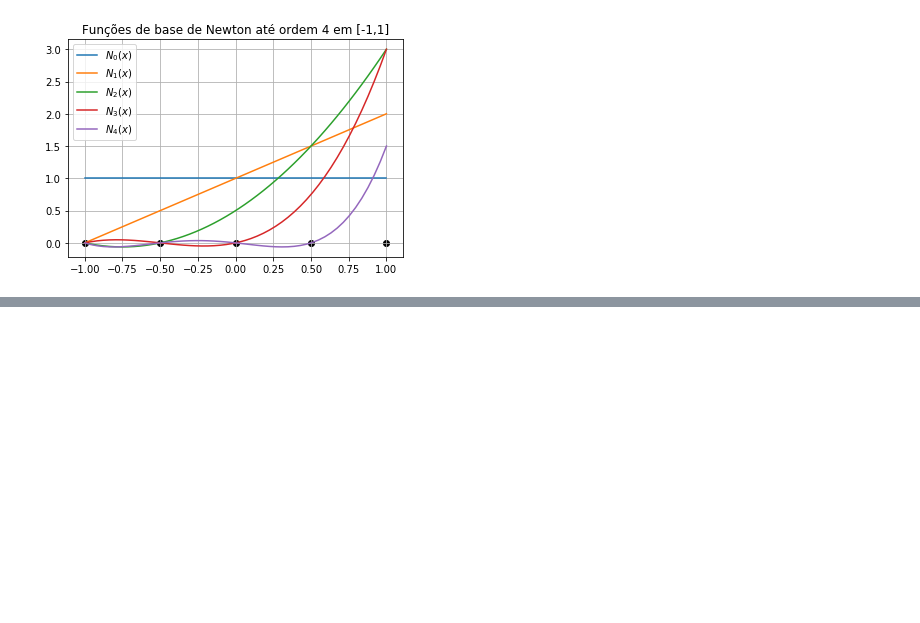
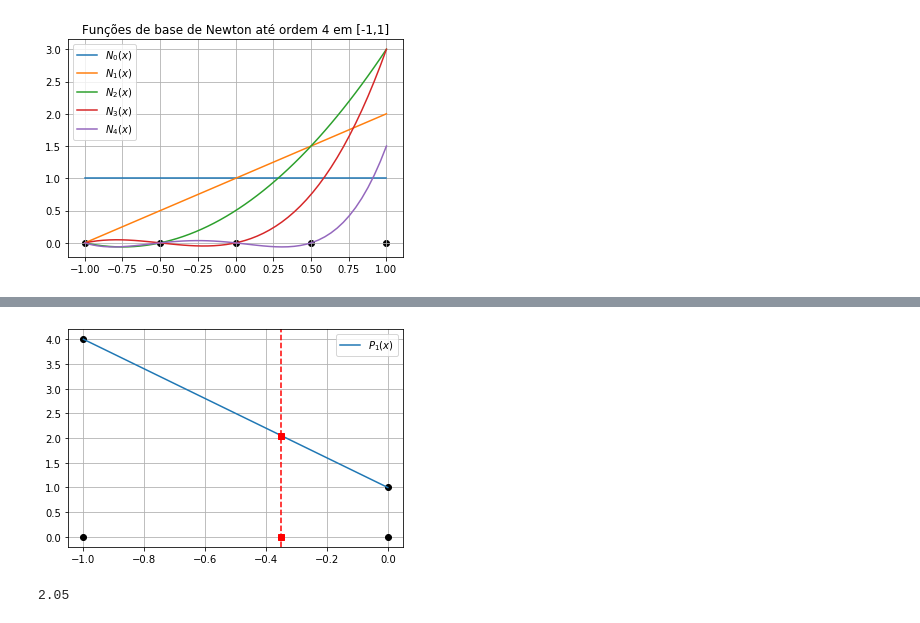
Before and after one commit to gcpeixoto/LVMN, a Jupyter notebook: aula-15-interpolacao-newton.ipynb, the cells around one changed output, grey strips where cells are left out. Cells and saved outputs as stored; diff of their text form; code cells hidden in the pictures; blank space fills up the shorter version.

Commit message:
Adding new content in interpolation and curve fitting.

```diff
--- a/aula-15-interpolacao-newton.ipynb
+++ b/aula-15-interpolacao-newton.ipynb
@@ -95,0 +107,50 @@ plt.title('Funções de base de Newton até ordem ' + str(n-1) + ' em ['+str(x0)
+# %%
+import numpy as np
+import matplotlib.pyplot as plt
+
+# interpolação linear
+
+# coeficiente a0 = y0
+# coeficiente a1 = (y1-y0)/(x1-x0)
+
+# pontos
+x0,y0 = -1,4
+x1,y1 =  0,1
+
+# ordem 0
+a0 = y0
+
+# interpolador de Newton
+a1 = (y1-y0)/(x1-x0)
+P1 = lambda x: a0 + a1*(x-x0)
+
+# ponto interpolado
+xp = -0.35
+yp = P1(xp)
+yp
+
+# plotagem
+
+# nós
+plt.plot([x0,x1],[0,0],'ok')
+
+# valores nodais
+plt.plot([x0,x1],[y0,y1],'ok')
+
+# interpolador
+x = np.linspace(x0,x1,30,endpoint=True)
+plt.plot(x,P1(x),label='$P_1(x)$')
+
+# ponto interpolado
+plt.plot(xp,0,'sr')
+plt.plot(xp,yp,'sr')
+plt.axvline(xp,0,yp,c='r',ls='dashed')
+
+plt.grid()
+plt.legend(loc='best');
+# %% [output]
+[figure, added]
+# %%
+P1(xp)
+# %% [output]
+2.05
```
Also changed, not shown: parts of 10 cells of this notebook, 9 other files.
